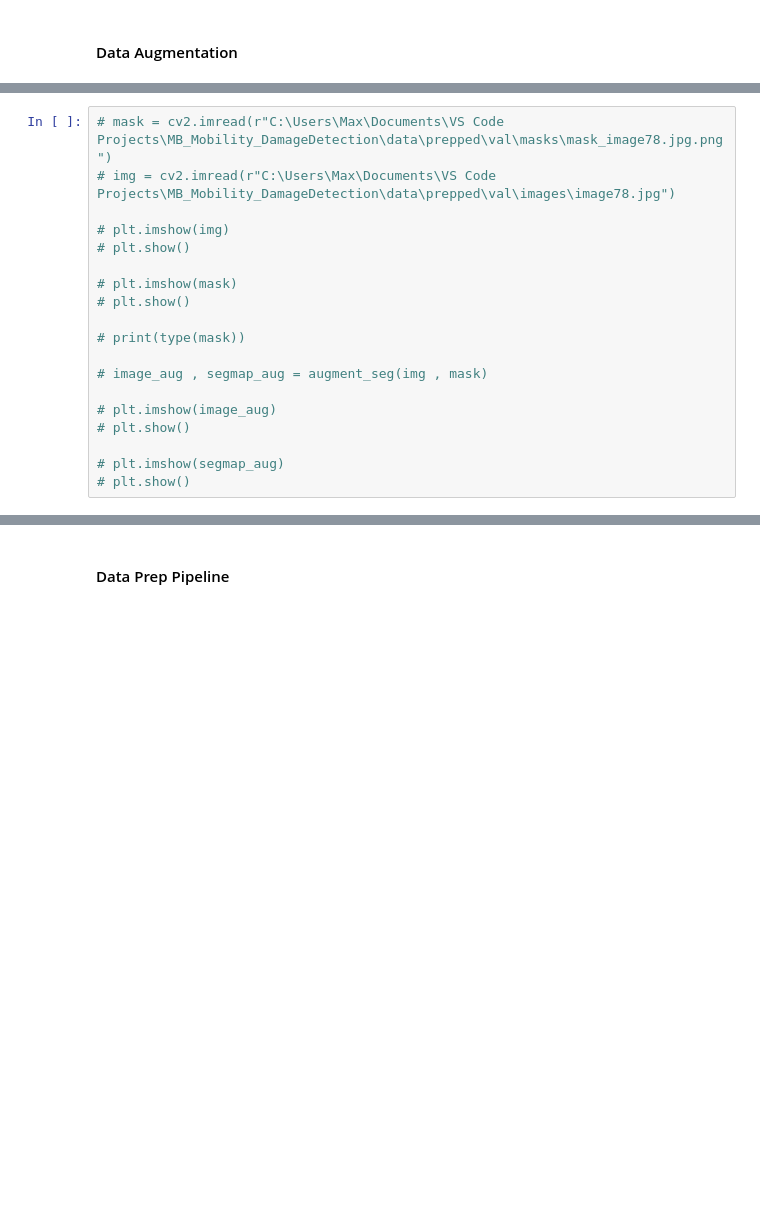
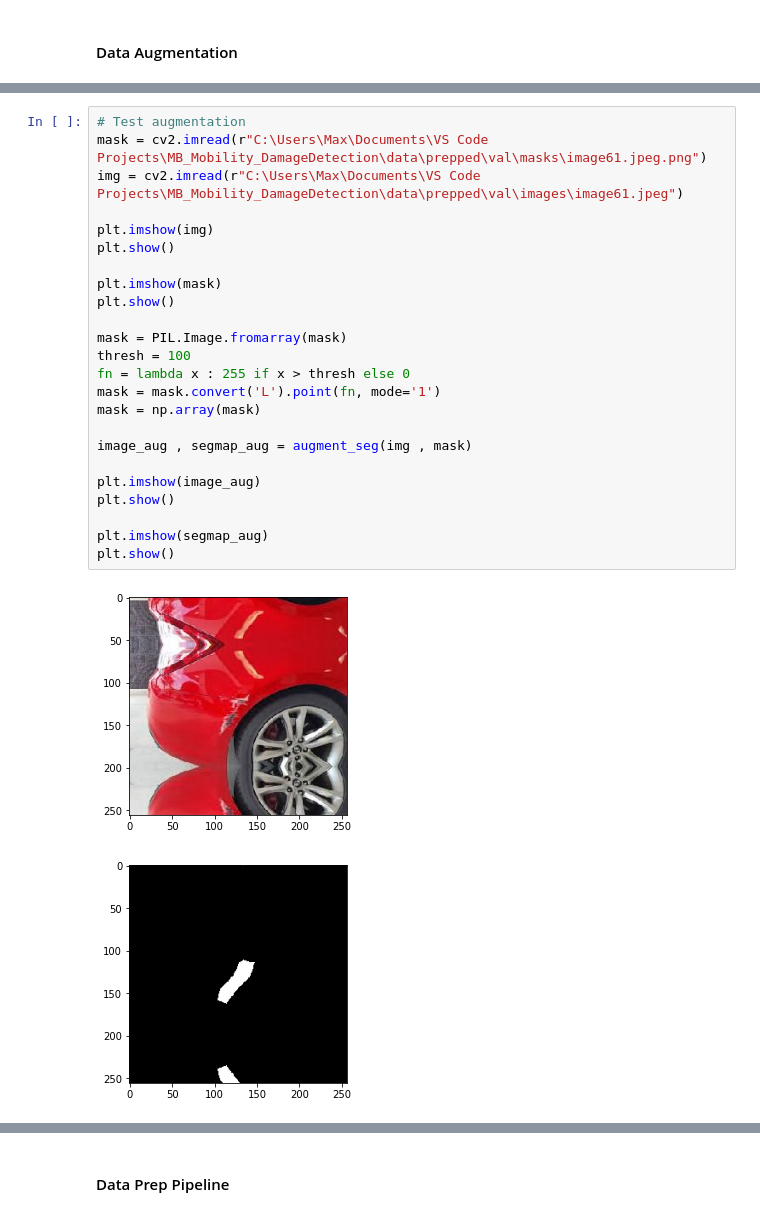
Before and after one commit to max-gmann/MB_Mobility_DamageDetection, a Jupyter notebook: notebooks/image_segmentation.ipynb, the cells around one changed output, grey strips where cells are left out. Cells and saved outputs as stored; diff of their text form; blank space fills up the shorter version.

```diff
--- a/notebooks/image_segmentation.ipynb
+++ b/notebooks/image_segmentation.ipynb
@@ -352,21 +424,29 @@ def augment_seg( img , seg  ):
 
 	return image_aug , segmap_aug
 # %%
-# mask = cv2.imread(r"C:\Users\Max\Documents\VS Code Projects\MB_Mobility_DamageDetection\data\prepped\val\masks\mask_image78.jpg.png")
-# img = cv2.imread(r"C:\Users\Max\Documents\VS Code Projects\MB_Mobility_DamageDetection\data\prepped\val\images\image78.jpg")
+# Test augmentation
+mask = cv2.imread(r"C:\Users\Max\Documents\VS Code Projects\MB_Mobility_DamageDetection\data\prepped\val\masks\image61.jpeg.png")
+img = cv2.imread(r"C:\Users\Max\Documents\VS Code Projects\MB_Mobility_DamageDetection\data\prepped\val\images\image61.jpeg")
 
-# plt.imshow(img)
-# plt.show()
+plt.imshow(img)
+plt.show()
 
-# plt.imshow(mask)
-# plt.show()
+plt.imshow(mask)
+plt.show()
 
-# print(type(mask))
+mask = PIL.Image.fromarray(mask)
+thresh = 100
+fn = lambda x : 255 if x > thresh else 0
+mask = mask.convert('L').point(fn, mode='1')
+mask = np.array(mask)
 
-# image_aug , segmap_aug = augment_seg(img , mask)
+image_aug , segmap_aug = augment_seg(img , mask)
 
-# plt.imshow(image_aug)
-# plt.show()
+plt.imshow(image_aug)
+plt.show()
 
-# plt.imshow(segmap_aug)
-# plt.show()
+plt.imshow(segmap_aug)
+plt.show()
+# %% [output]
+[figure, added]
+[figure, added]
```
Also changed, not shown: parts of 70 cells of this notebook, 1 other file.
